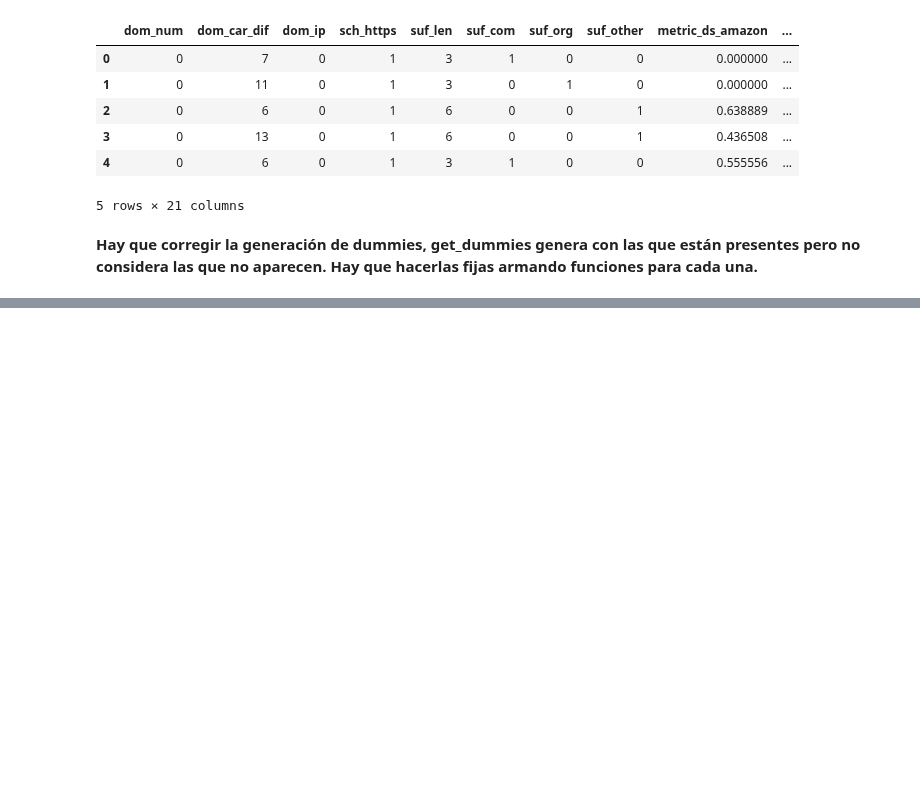
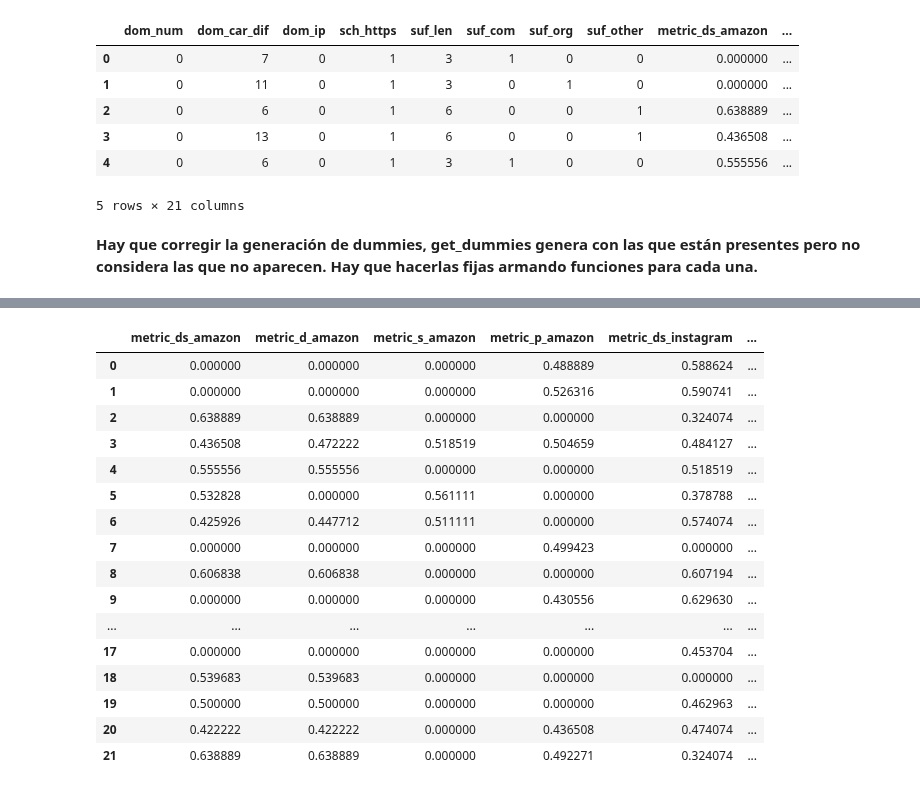
Before and after one commit to JuanCruzC97/Proyecto_CDD, a Jupyter notebook: Proyecto A/05 - Aplicacion/Aplicacion.ipynb, the cells around one changed output, grey strips where cells are left out. Drawn from its saved outputs; the diff is of its cells as text; code cells hidden in the pictures; blank space fills up the shorter version.

```diff
--- a/Proyecto A/05 - Aplicacion/Aplicacion.ipynb
+++ b/Proyecto A/05 - Aplicacion/Aplicacion.ipynb
@@ -200,6 +269,33 @@ detector.data.iloc[:,9:30]
 | 3 | 0 | 13 | 0 | 1 | 6 | 0 | 0 | 1 | 0.436508 | ... |
 | 4 | 0 | 6 | 0 | 1 | 3 | 1 | 0 | 0 | 0.555556 | ... |
 5 rows × 21 columns
+# %%
+urls = ['https://git-scm.com/docs/gitignore',
+        'https://scikit-learn.org/stable/modules/model_persistence.html',
+        'https://www.lanacion.com.ar/',
+        'https://articulo.mercadolibre.com.ar/MLA-737102690-sommier-king-la-cardeuse-native-400-200x200-_JM?variation=95000501490#reco_item_pos=2&reco_backend=promotions-sorted-by-score-mla-A&reco_backend_type=low_level&reco_client=seller-promotions&reco_id=574ab7bd-21ab-43a8-a868-69b5785b0fc9&deal_print_id=25c97840-04f2-11ec-85d9-336a60e0da68&c_id=carouseldynamic-home&c_element_order=undefined&c_campaign=OFERTAS-X-24-HORAS&c_uid=25c97840-04f2-11ec-85d9-336a60e0da68',
+        'https://www.clarin.com/',
+        'https://amoueaom-cc-jp.wnejpkv.cn/',
+        'http://abdcenter.rhinosme-stagging.com/.kkklll',
+        ' https://foundations-admin-10000000003216566325623260.ml/checkpoint_next.php ',
+        'https://pagefbscmaintenenssupporss.ga/',
+        'https://bit.ly/3sFQZza?/identityconfirmation',
+        'https://yahoomailerpotr.weebly.com/',
+        'https://freenltro.ru',
+        'https://www.brookssiparis.com/login.html',
+        'https://minute-too-late.my.id/',
+        'https://guitar.3utilities.com/',
+        'https://dealsmart247.com/',
+        'https://www.amazon.de/gp/r.html',
+        'https://www.hsbc.com.hk/',
+        'https://www.eurodns.com/',
+        'https://openprovider.com/',
+        'https://www.cloudflare.com/abuse/',
+        'https://www.lanacion.com.ar/politica/la-estrategia-de-alberto-fernandez-para-cerrar-el-caso-del-cumpleanos-en-15-dias-y-sin-pisar-nid24082021/',
+        'https://www.odoo.com/', 'http://www.jobfinder.com.vn/jobs?ts=ya&q=dhl%20express%20job',
+        'https://apple.com.pa/', 'https://apple.com.pe/', 'http://www.t-mobile.com']
+
+prueba = pd.DataFrame({'url':urls})
 # %% [markdown]
 **Hay que corregir la generación de dummies, get_dummies genera con las que están presentes pero no considera las que no aparecen. Hay que hacerlas fijas armando funciones para cada una.**
 # %%
@@ -208,0 +321,20 @@ ValueError: Number of features of the model must match the input. Model n_featur
+# %%
+prueba.iloc[:,30:50]
+# %% [output]
+|  | metric_ds_amazon | metric_d_amazon | metric_s_amazon | metric_p_amazon | metric_ds_instagram | ... |
+| 0 | 0.000000 | 0.000000 | 0.000000 | 0.488889 | 0.588624 | ... |
+| 1 | 0.000000 | 0.000000 | 0.000000 | 0.526316 | 0.590741 | ... |
+| 2 | 0.638889 | 0.638889 | 0.000000 | 0.000000 | 0.324074 | ... |
+| 3 | 0.436508 | 0.472222 | 0.518519 | 0.504659 | 0.484127 | ... |
+| 4 | 0.555556 | 0.555556 | 0.000000 | 0.000000 | 0.518519 | ... |
+| 5 | 0.532828 | 0.000000 | 0.561111 | 0.000000 | 0.378788 | ... |
+| 6 | 0.425926 | 0.447712 | 0.511111 | 0.000000 | 0.574074 | ... |
+| 7 | 0.000000 | 0.000000 | 0.000000 | 0.499423 | 0.000000 | ... |
+| 8 | 0.606838 | 0.606838 | 0.000000 | 0.000000 | 0.607194 | ... |
+| 9 | 0.000000 | 0.000000 | 0.000000 | 0.430556 | 0.629630 | ... |
+| ... | ... | ... | ... | ... | ... | ... |
+| 17 | 0.000000 | 0.000000 | 0.000000 | 0.000000 | 0.453704 | ... |
+| 18 | 0.539683 | 0.539683 | 0.000000 | 0.000000 | 0.000000 | ... |
+| 19 | 0.500000 | 0.500000 | 0.000000 | 0.000000 | 0.462963 | ... |
+| 20 | 0.422222 | 0.422222 | 0.000000 | 0.436508 | 0.474074 | ... |
+| 21 | 0.638889 | 0.638889 | 0.000000 | 0.492271 | 0.324074 | ... |
```
Also changed, not shown: parts of 8 cells of this notebook, 4 other files.
